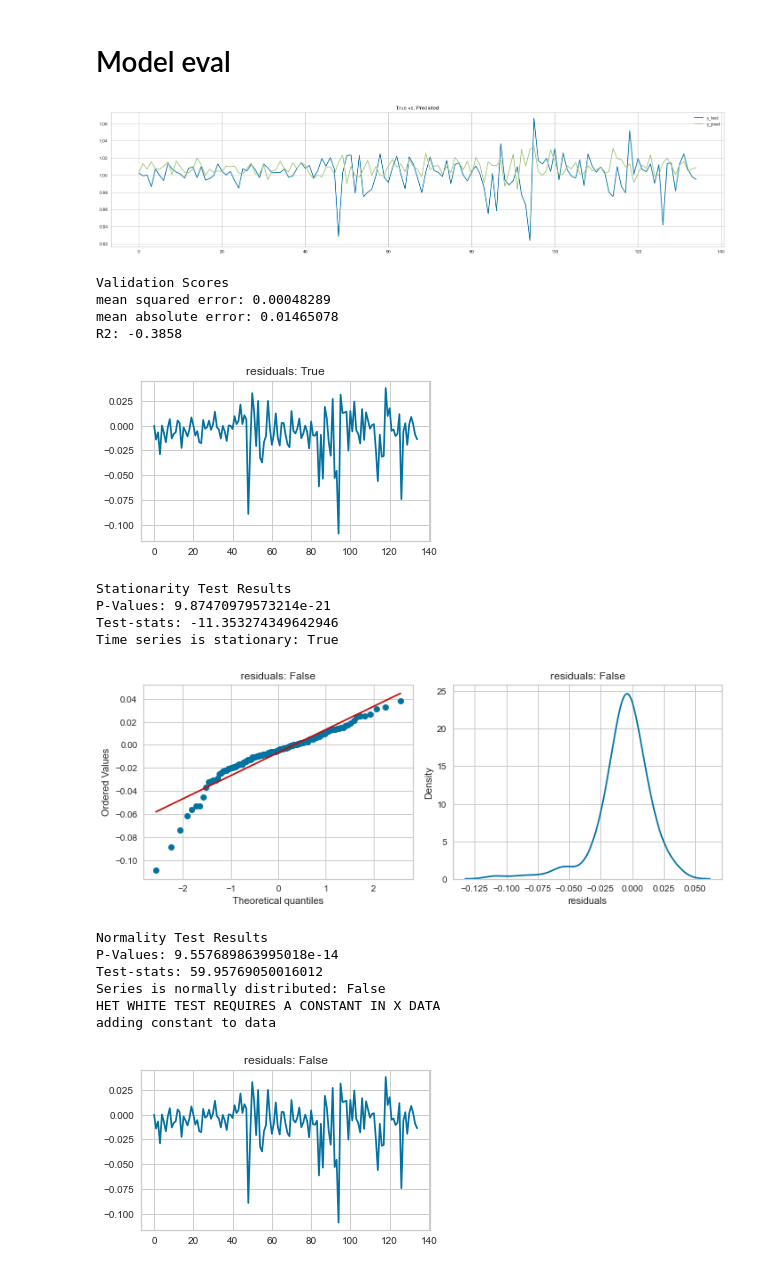
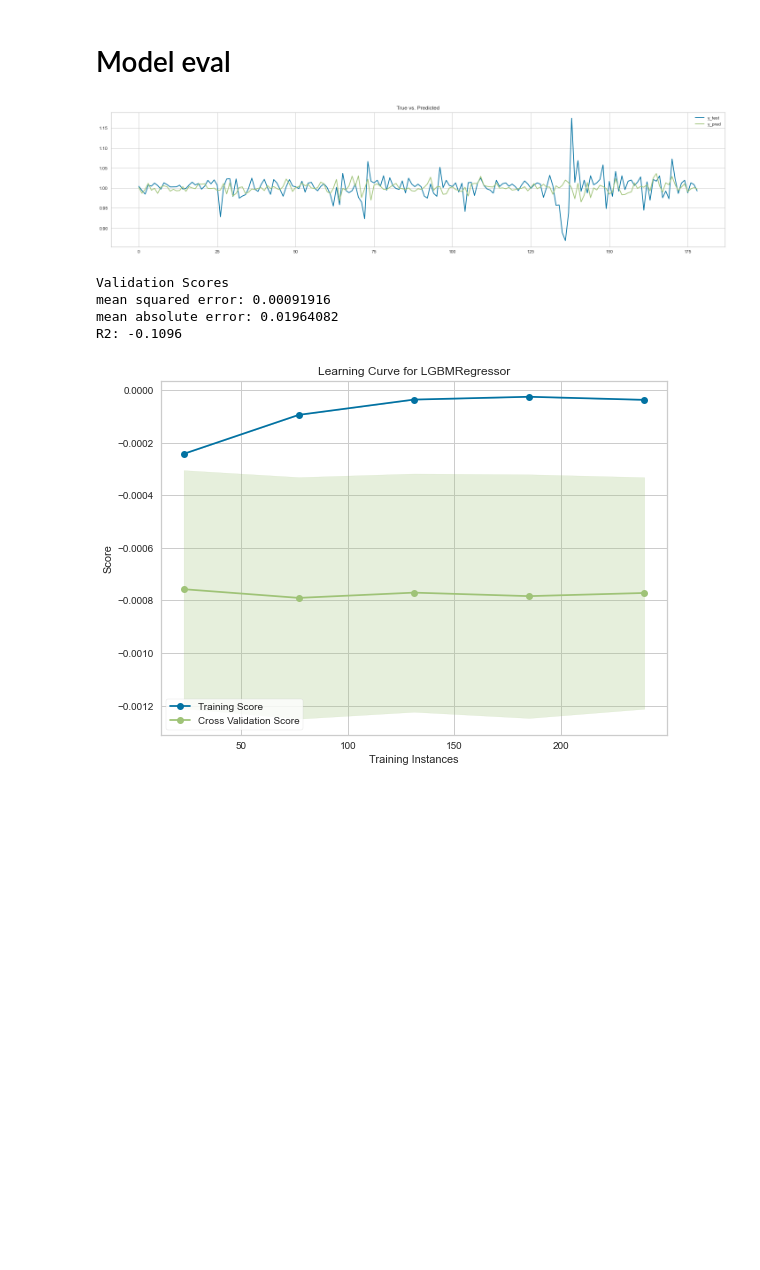
Before and after one commit to lukasgrahl/bachelor, a Jupyter notebook: notebooks/3.2-lgbm_model.ipynb, the cells around one changed output. Cells and saved outputs as stored; diff of their text form; code cells hidden in the pictures; blank space fills up the shorter version.

Commit message:
developed models for weekly data further

```diff
--- a/notebooks/3.2-lgbm_model.ipynb
+++ b/notebooks/3.2-lgbm_model.ipynb
@@ -112,5 +104,11 @@ from sklearn.preprocessing import StandardScaler
 # %%
+from sklearn.preprocessing import StandardScaler
 scaler_x = StandardScaler().fit(X_train)
 X_train = pd.DataFrame(scaler_x.transform(X_train), columns=X_train.columns)
+X_test = pd.DataFrame(scaler_x.transform(X_test), columns=X_test.columns)
 # %% [markdown]
 # Model
+# %%
+lgb_train = lightgbm.Dataset(X_train, y_train)
+lgb_eval = lightgbm.Dataset(X_test, y_test, reference=lgb_train)
+evals_result = {}
@@ -116,0 +129,8 @@ X_train = pd.DataFrame(scaler_x.transform(X_train), columns=X_train.columns)
+# %%
+%%capture
+gbm_model = lightgbm.train(tuner.best_params,
+                           lgb_train,
+                           num_boost_round=250,
+                           valid_sets=[lgb_eval, lgb_train],
+                           callbacks=[lightgbm.early_stopping(100000), lightgbm.record_evaluation(evals_result)]
+                          )
@@ -117,5 +176,10 @@ X_train = pd.DataFrame(scaler_x.transform(X_train), columns=X_train.columns)
 # %%
-lgb_model = lgb.LGBMRegressor(random_state=random_state)
+lgb_model = lightgbm.LGBMRegressor(random_state=random_state,
+                                  # num_leaves=15,
+                                  #  max_depth=-1,
+                                  #  learning_rate=.8,
+                                  #  n_estimators=5,
+                                  )
 
 lgb_model.fit(X_train,
               y_train)
@@ -126,31 +190,21 @@ LGBMRegressor(random_state=101)
 # %%
 lgb_eval = ModelValidation(X_train=X_train,
                            y_train=y_train,
                            X_validate=X_test,
                            y_validate=y_test,
                            model=lgb_model,
                            data_dict=data_dict)
+
 lgb_eval.get_model_performance()
-lgb_eval.analyse_resids(print_results=True)
-lgb_eval.plot_learning_curve(n_splits=4, scoring="r2")
-lgb_eval.plot_results_on_price_scale(df_w,
-                                     df_ws)
+# lgb_eval.analyse_resids(print_results=True)
+lgb_eval.plot_learning_curve(n_splits=2, scoring="neg_mean_squared_error")
+# lgb_eval.plot_results_on_price_scale(df_w,
+                                     # df_ws,
+                                     # xlim=[600, 700])
 # %% [output]
-[figure, old version]
+[figure, new version]
 Validation Scores
-mean squared error: 0.00048289
-mean absolute error: 0.01465078
-R2: -0.3858
+mean squared error: 0.00091916
+mean absolute error: 0.01964082
+R2: -0.1096
-[figure, old version]
+[figure, new version]
-Stationarity Test Results
-P-Values: 9.87470979573214e-21
-Test-stats: -11.353274349642946
-Time series is stationary: True
-[figure, removed]
-Normality Test Results
-P-Values: 9.557689863995018e-14
-Test-stats: 59.95769050016012
-Series is normally distributed: False
-HET WHITE TEST REQUIRES A CONSTANT IN X DATA
-adding constant to data
-[figure, removed]
```
Also changed, not shown: parts of 25 cells of this notebook, 2 other files.
